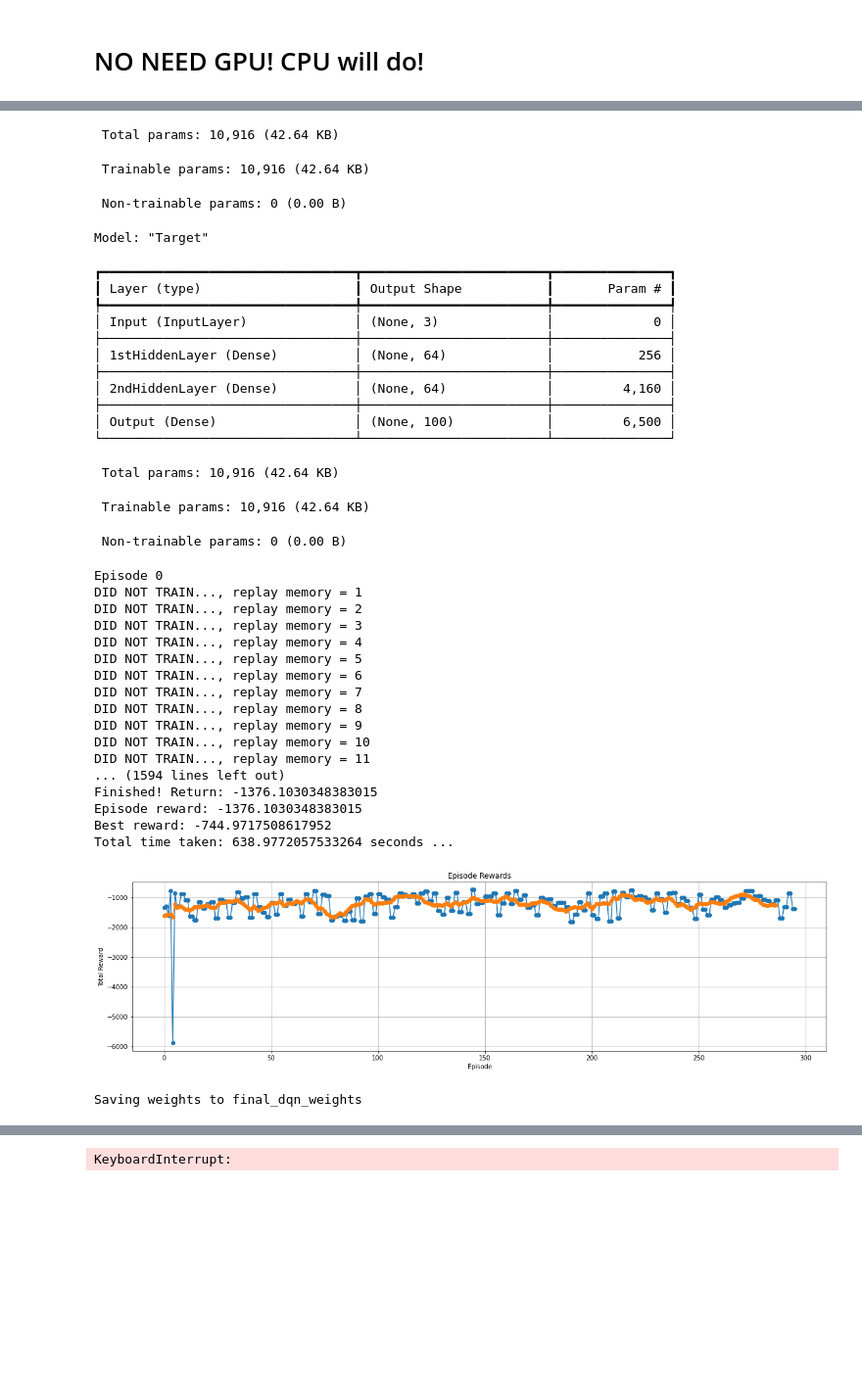
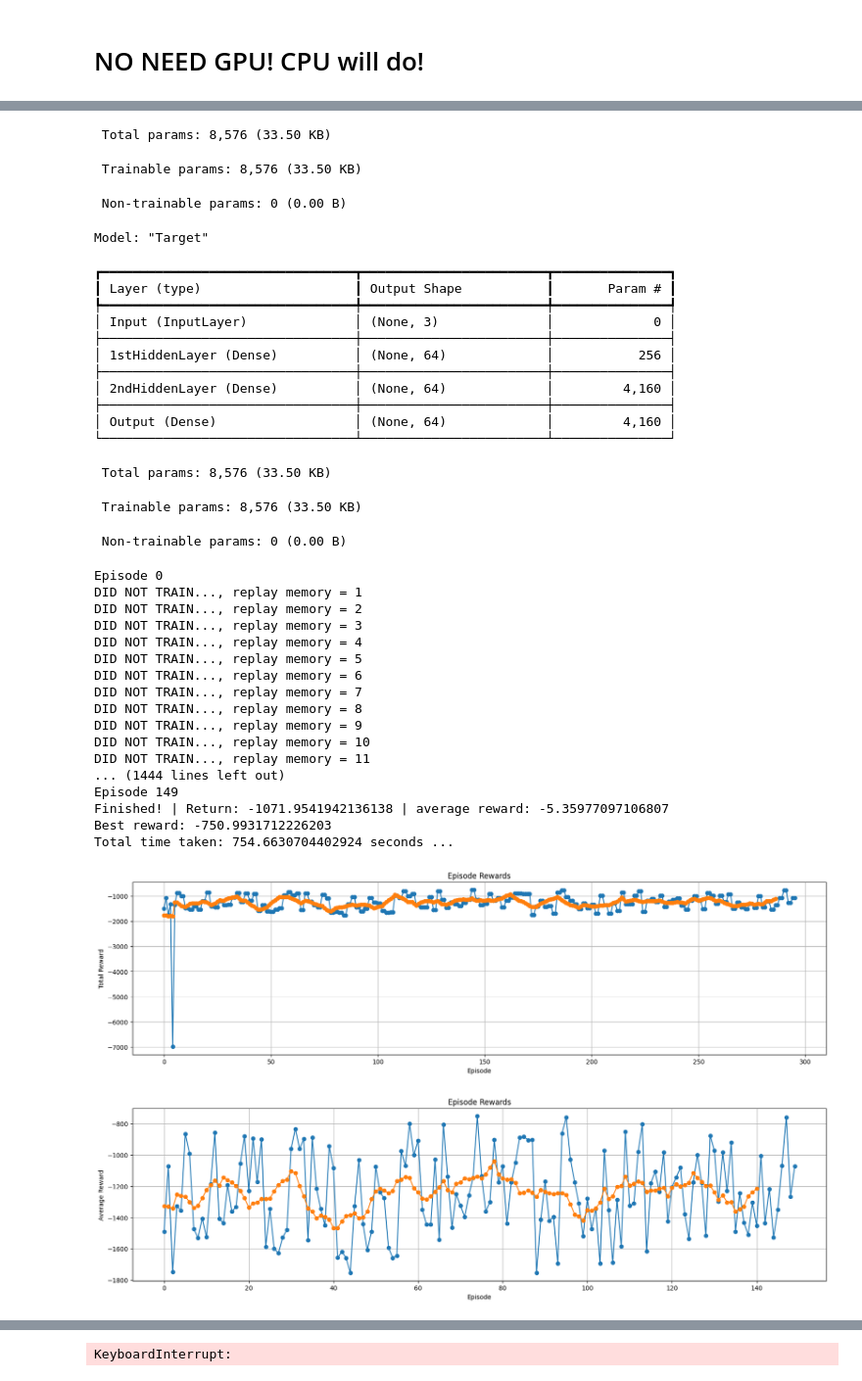
Before and after one commit to Zafyree3/DELE_CA2, a Jupyter notebook: DQN with GradientTape1.ipynb, the cells around one changed output, grey strips where cells are left out. Shown: that part at 98% size. Cells and saved outputs as stored; diff of their text form; code cells hidden in the pictures; blank space fills up the shorter version.

```diff
--- a/DQN with GradientTape1.ipynb
+++ b/DQN with GradientTape1.ipynb
@@ -52,6 +52,8 @@ class DQN:
 
         self.total_reward = 0  # Initialize total reward accumulator
         self.episode_rewards = []  # List to store rewards for each episode
+        self.average_rewards = []
+
 
 
         # Main model. #
@@ -102,6 +104,17 @@ class DQN:
         plt.ylabel('Total Reward')
         plt.grid(True)
         plt.show()
+
+    def plot_avg_rewards(self):
+        plt.figure(figsize=(20, 5))
+        plt.plot(self.average_rewards, marker='o')
+        plt.plot(self.moving_average(self.average_rewards, 10), marker='o')
+        plt.title('Episode Rewards')
+        plt.xlabel('Episode')
+        plt.ylabel('Average Reward')
+        plt.grid(True)
+        plt.show()
+
 
     def CreateModel(self, Type):
         inputs = Input(shape = (self.InputShape,), name = 'Input')
@@ -206,7 +219,7 @@ IntermediateSize = 64
 Epsilon = 1
 ShowEvery = 10
 InputShape = 3
-NActions = 100
+NActions = 40
 # %%
 def PendulumActionConverter(action, NActions=NActions):
     ActualTorque = (action / NActions - 0.5) * 4
@@ -249,13 +262,17 @@ import time
 STARTTIME = time.time()
 
 dqn = DQN(InputShape = InputShape, NActions = NActions)
+# dir_path='best_dqn_weights'
+# dqn.load_weights(path=dir_path)
+
 EPISODES = 150
-best_reward = -3000
+best_reward = -1000
+avg_reward = []
 for _ in range(EPISODES):
     print(f'Episode {_}')
     reward = OneEpisode(dqn)
     dqn.episode_rewards.append(reward)
-    print(f'Episode reward: {reward}')
+    dqn.average_rewards.append(np.mean(reward))
     print(f'Best reward: {best_reward}')
     if reward > best_reward:
         best_reward = reward
@@ -266,14 +283,14 @@ for _ in range(EPISODES):
 
 
 
+
 print(f'Total time taken: {time.time() - STARTTIME} seconds ...')
 
 
 # Plot rewards
 dqn.plot_rewards()
 
-# Save the final model weights
-dqn.save_weights('final_dqn_weights')
+dqn.plot_avg_rewards()
 # %% [output]
 Model: "Main"
 ┏━━━━━━━━━━━━━━━━━━━━━━━━━━━━━━━━━┳━━━━━━━━━━━━━━━━━━━━━━━━┳━━━━━━━━━━━━━━━┓
@@ -289,41 +306,41 @@ Model: "Main"
 └─────────────────────────────────┴────────────────────────┴───────────────┘
- Total params: 10,916 (42.64 KB)
+ Total params: 8,576 (33.50 KB)
- Trainable params: 10,916 (42.64 KB)
+ Trainable params: 8,576 (33.50 KB)
  Non-trainable params: 0 (0.00 B)
 Model: "Target"
 ┏━━━━━━━━━━━━━━━━━━━━━━━━━━━━━━━━━┳━━━━━━━━━━━━━━━━━━━━━━━━┳━━━━━━━━━━━━━━━┓
 ┃ Layer (type)                    ┃ Output Shape           ┃       Param # ┃
 ┡━━━━━━━━━━━━━━━━━━━━━━━━━━━━━━━━━╇━━━━━━━━━━━━━━━━━━━━━━━━╇━━━━━━━━━━━━━━━┩
 │ Input (InputLayer)              │ (None, 3)              │             0 │
 ├─────────────────────────────────┼────────────────────────┼───────────────┤
 │ 1stHiddenLayer (Dense)          │ (None, 64)             │           256 │
 ├─────────────────────────────────┼────────────────────────┼───────────────┤
 │ 2ndHiddenLayer (Dense)          │ (None, 64)             │         4,160 │
 ├─────────────────────────────────┼────────────────────────┼───────────────┤
-│ Output (Dense)                  │ (None, 100)            │         6,500 │
+│ Output (Dense)                  │ (None, 64)             │         4,160 │
 └─────────────────────────────────┴────────────────────────┴───────────────┘
- Total params: 10,916 (42.64 KB)
+ Total params: 8,576 (33.50 KB)
- Trainable params: 10,916 (42.64 KB)
+ Trainable params: 8,576 (33.50 KB)
  Non-trainable params: 0 (0.00 B)
 Episode 0
 DID NOT TRAIN..., replay memory = 1
 DID NOT TRAIN..., replay memory = 2
 DID NOT TRAIN..., replay memory = 3
 DID NOT TRAIN..., replay memory = 4
 DID NOT TRAIN..., replay memory = 5
 DID NOT TRAIN..., replay memory = 6
 DID NOT TRAIN..., replay memory = 7
 DID NOT TRAIN..., replay memory = 8
 DID NOT TRAIN..., replay memory = 9
 DID NOT TRAIN..., replay memory = 10
 DID NOT TRAIN..., replay memory = 11
-... (1594 lines left out)
-Finished! Return: -1376.1030348383015
-Episode reward: -1376.1030348383015
-Best reward: -744.9717508617952
-Total time taken: 638.9772057533264 seconds ...
+... (1444 lines left out)
+Episode 149
+Finished! | Return: -1071.9541942136138 | average reward: -5.35977097106807
+Best reward: -750.9931712226203
+Total time taken: 754.6630704402924 seconds ...
-[figure, old version]
+[figure, new version]
-Saving weights to final_dqn_weights
+[figure, added]
 # %%
 dqn = DQN(InputShape = InputShape, NActions = NActions)
 
```
Also changed, not shown: parts of 5 cells of this notebook, 4 other files.
